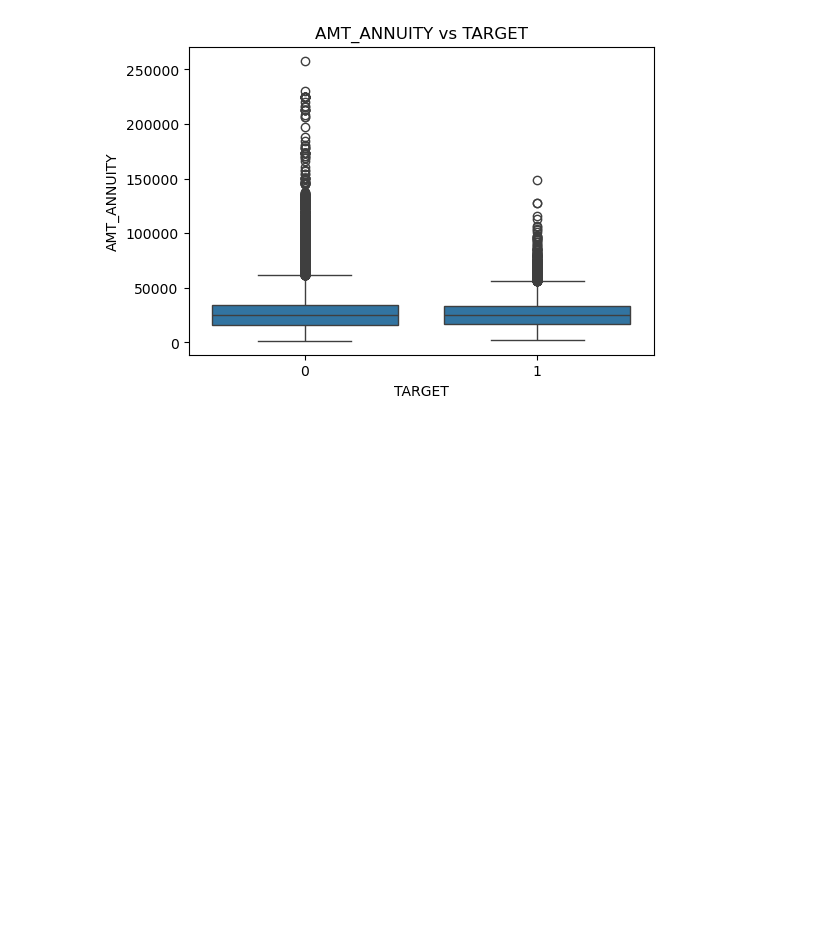
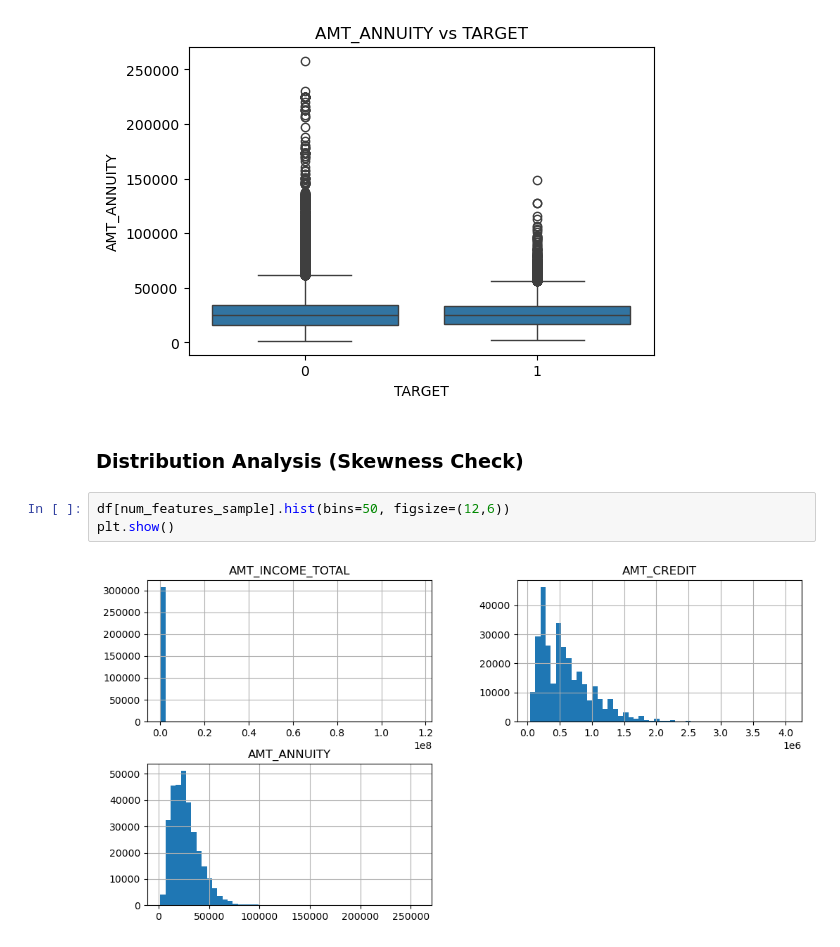
Before and after one commit to Alamin-refat/End-to-End-Credit-Risk-Prediction-using-Machine-Learning, a Jupyter notebook: credit_risk_prediction.ipynb, the cells around one changed output. Saved outputs shown, nothing was run; the diff lists cells and outputs as text; blank space fills up the shorter version.

Commit message:
Distribution Analysis (Skewness Check)

```diff
--- a/credit_risk_prediction.ipynb
+++ b/credit_risk_prediction.ipynb
@@ -168,3 +168,10 @@ for col in num_features_sample:
 [figure]
 [figure]
 [figure]
+# %% [markdown]
+### Distribution Analysis (Skewness Check)
+# %%
+df[num_features_sample].hist(bins=50, figsize=(12,6))
+plt.show()
+# %% [output]
+[figure, added]
```
